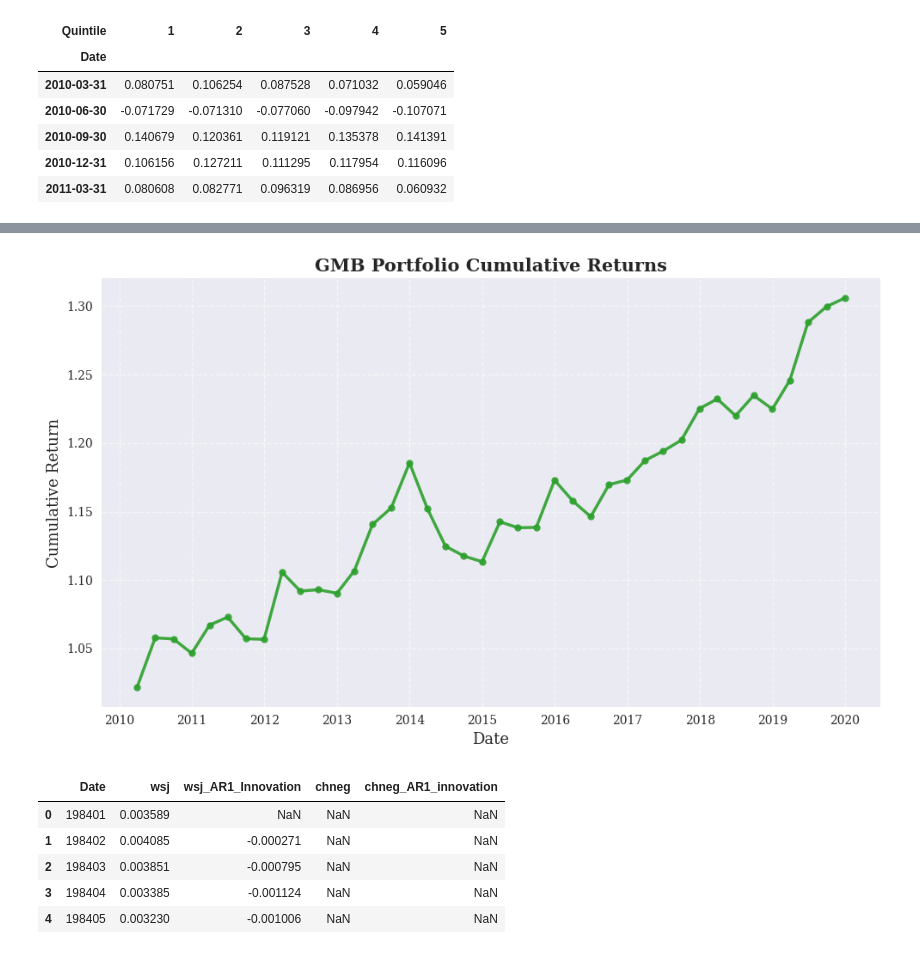
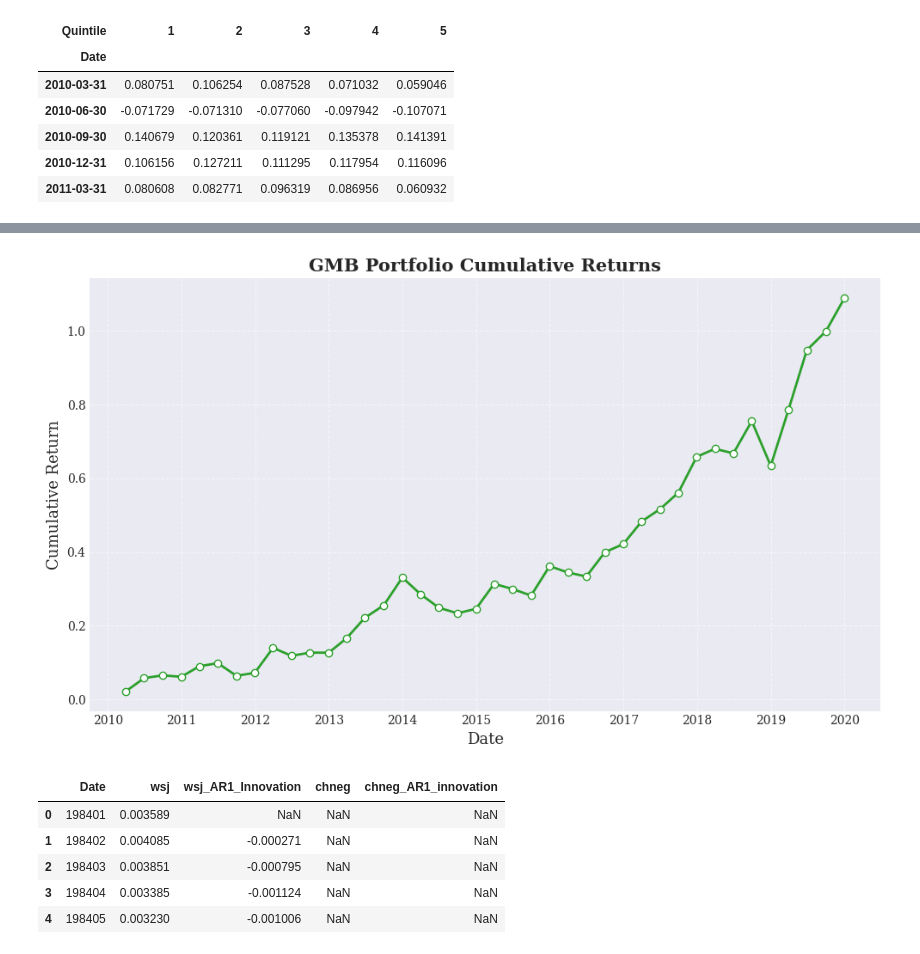
Before and after one commit to STEG-cpu/Sustainable-Finance-Project-2, a Jupyter notebook: Assignment2_Group2.ipynb, the cells around one changed output, grey strips where cells are left out. Drawn from its saved outputs; the diff is of its cells as text; code cells hidden in the pictures.

```diff
--- a/Assignment2_Group2.ipynb
+++ b/Assignment2_Group2.ipynb
@@ -59,4 +59,4 @@ returns_matrix.head()
 | 2011-03-31 | 0.080608 | 0.082771 | 0.096319 | 0.086956 | 0.060932 |
 # %%
 # Cumulative returns
-cum_returns = (1 + returns_matrix).cumprod()
+cum_returns = (1 + returns_matrix).cumprod() - 1
@@ -81,6 +88,6 @@ ___
 # %%
 # GMB returns
-gmb_returns = returns_matrix[1] - returns_matrix[5]
+gmb_returns = cum_returns[1] - cum_returns[5]
 gmb_returns.head()
 # %% [output]
 Date
@@ -106,0 +100,4 @@ gmb_cum.head()
+# %%
+gmb_returns = gmb_returns.to_frame(name='GMB_Return')
+gmb_returns['year'] = gmb_returns.index.year
+gmb_returns['quarter'] = gmb_returns.index.quarter
@@ -107,14 +114,20 @@ gmb_cum.head()
 # %%
-fig, ax = plt.subplots(figsize = (10,6))
-ax.plot(gmb_cum['Date'], gmb_cum['GMB_CumReturn'], color = 'tab:green', lw = 2.5, marker = 'o', markersize = 6, alpha = 0.9)
-ax.set_title('GMB Portfolio Cumulative Returns', fontsize = 15, weight = 'bold')
-ax.set_xlabel('Date', fontsize = 13)
-ax.set_ylabel('Cumulative Return', fontsize = 13)
-ax.grid(True, linestyle = '--', alpha = 0.6)
+fig, ax = plt.subplots(figsize=(10, 6))
+ax.plot(gmb_returns.index, gmb_returns['GMB_Return'],
+        color='tab:green',
+        lw=2,
+        marker='o',
+        markerfacecolor='white',
+        markeredgecolor='tab:green'
+)
+ax.set_title('GMB Portfolio Cumulative Returns', fontsize=15, weight='bold')
+ax.set_xlabel('Date', fontsize=13)
+ax.set_ylabel('Cumulative Return', fontsize=13)
+ax.grid(True, linestyle='--', alpha=0.6)
 plt.tight_layout()
 plt.show()
 # %% [output]
-[figure, old version]
+[figure, new version]
 # %%
 # Uploading the EGLKS dataset
 dataset_2 = pd.read_excel(filename_2)
```
Also changed, not shown: parts of 12 cells of this notebook, 1 other file.
